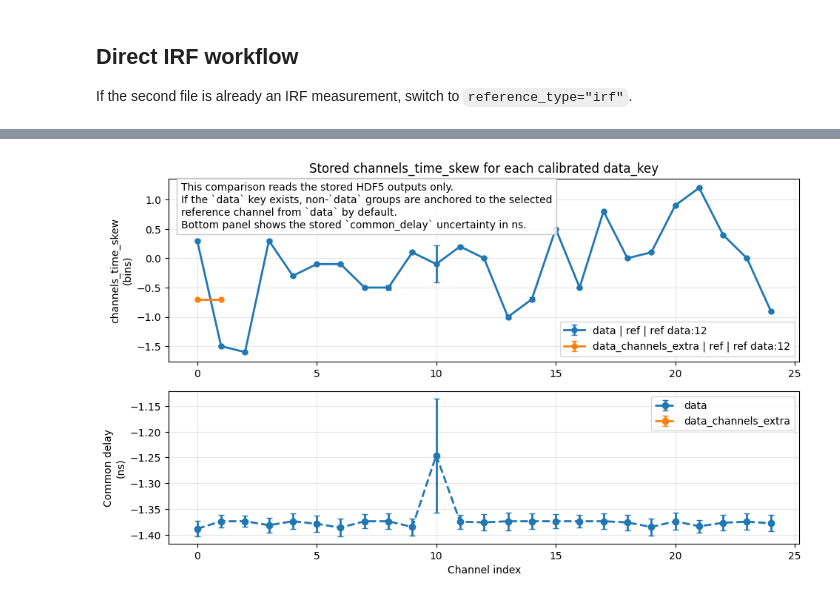
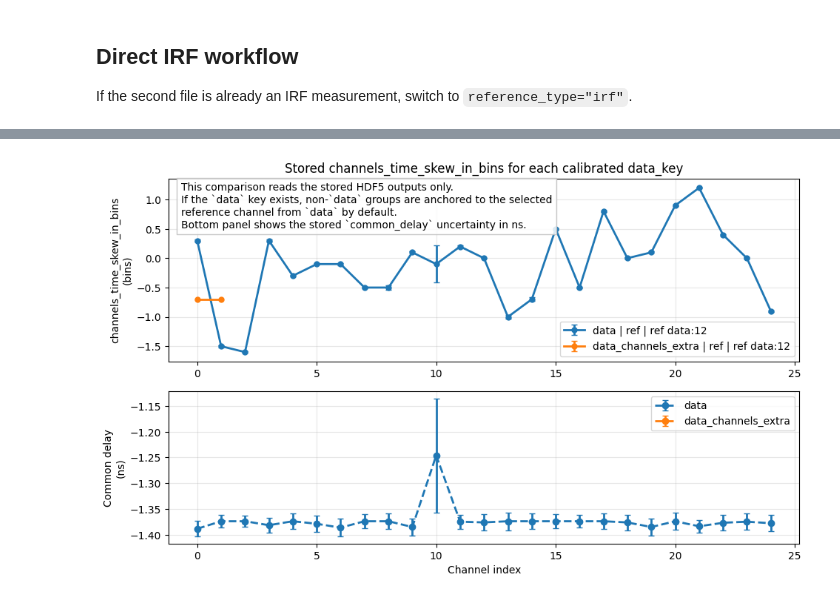
Before and after one commit to VicidominiLab/BrightEyes-Flim, a Jupyter notebook: example notebooks/h5 DFD calibration workflow.ipynb, the cells around one changed output, grey strips where cells are left out. Saved outputs shown, nothing was run; the diff lists cells and outputs as text; code cells hidden in the pictures.

```diff
--- a/example notebooks/h5 DFD calibration workflow.ipynb
+++ b/example notebooks/h5 DFD calibration workflow.ipynb
@@ -378,7 +393,7 @@ with h5py.File(output_path, "r") as hf:
         calibration["irf_common_delay_realigned"][:, column]
     )
     data_fitted = normalize_histogram(calibration["data_fitted"][:, column])
-    period_ns = float(calibration.attrs["period_ns"])
+    laser_period_in_ns = float(calibration.attrs["laser_period_in_ns"])
     tau_ns = float(calibration["tau_ns"][column])
     tau_err_ns = float(calibration["tau_err_ns"][column])
     tau_ref_ns = float(calibration["tau_ref_ns"][column])
@@ -386,7 +401,7 @@ with h5py.File(output_path, "r") as hf:
     common_delay_err_ns = float(calibration["common_delay_err_in_ns"][column])
     fit_error = float(calibration["fit_error"][column])
 
-t_ns = np.arange(data_for_fit.size, dtype=float) * period_ns / data_for_fit.size
+t_ns = np.arange(data_for_fit.size, dtype=float) * laser_period_in_ns / data_for_fit.size
 
 plt.figure(figsize=(10, 4))
 plt.plot(t_ns, data_for_fit, label="data_for_fit", color="tab:blue")
@@ -534,7 +563,7 @@ show_h5_structure_html(output_path);
 # %%
 with h5py.File(output_path, "r") as hf:
     calibration = get_calibration_group(hf)
-    dt_ns = float(calibration.attrs["dt_ns"])
+    bin_width_in_ns = float(calibration.attrs["bin_width_in_ns"])
     current_data_key = str(calibration.attrs["data_key"])
     time_skew_source_name = str(
         calibration.attrs.get("channel_skew_type_fit_source", "not stored")
@@ -550,8 +579,8 @@ with h5py.File(output_path, "r") as hf:
     fit_error_metric = str(calibration.attrs.get("fit_error_metric", "not stored"))
 
 shift_channels = summary_df["channel"].to_numpy()
-temporal_shift_bins = summary_df["channels_time_skew"].to_numpy()
-temporal_shift_err_bins = summary_df["channels_time_skew_err"].to_numpy()
+temporal_shift_bins = summary_df["channels_time_skew_in_bins"].to_numpy()
+temporal_shift_err_bins = summary_df["channels_time_skew_err_in_bins"].to_numpy()
 common_delay_ns = summary_df["common_delay_in_ns"].to_numpy()
 common_delay_err_ns = summary_df["common_delay_err_in_ns"].to_numpy()
 
@@ -572,12 +601,12 @@ ax_shift.errorbar(
     linewidth=2.2,
     markersize=6,
     capsize=3,
-    label="stored channels_time_skew",
+    label="stored channels_time_skew_in_bins",
 )
 if ref_data_key == current_data_key and ref_channel in set(shift_channels.tolist()):
     ax_shift.axvline(ref_channel, color="0.8", linestyle=":", linewidth=1.2, label="reference channel")
 ax_shift.set_ylabel("Time skew\n(bins)")
-ax_shift.set_title("Stored channels_time_skew vs channel")
+ax_shift.set_title("Stored channels_time_skew_in_bins vs channel")
 ax_shift.grid(True, alpha=0.3)
 ax_shift.legend(loc="best")
 
@@ -602,11 +631,11 @@ ax_shift.text(
     0.02,
     0.98,
     (
-        f"1 bin = {dt_ns:.4f} ns\n"
-        f"channels_time_skew source = {time_skew_source_name}\n"
+        f"1 bin = {bin_width_in_ns:.4f} ns\n"
+        f"time_skew source = {time_skew_source_name}\n"
         f"reference anchor = {ref_data_key}:{ref_channel} (position {ref_position})\n"
         f"fit_error metric = {fit_error_metric} (lower is better)\n"
-        "Top: stored channels_time_skew and estimation error in bins.\n"
+        "Top: stored time skew in bins (channels_time_skew_in_bins) and estimation error in bins.\n"
         "Bottom: fitted common_delay and its uncertainty in ns."
     ),
     transform=ax_shift.transAxes,
@@ -635,8 +664,8 @@ with h5py.File(output_path, "r") as hf:
         group_df = pd.DataFrame(
             {
                 "channel": calibration["channel_index"][()],
-                "channels_time_skew": calibration["channels_time_skew"][()],
-                "channels_time_skew_err": calibration["channels_time_skew_err"][()],
+                "channels_time_skew_in_bins": calibration["channels_time_skew_in_bins"][()],
+                "channels_time_skew_err_in_bins": calibration["channels_time_skew_err_in_bins"][()],
                 "common_delay_in_ns": calibration["common_delay_in_ns"][()],
                 "common_delay_err_in_ns": calibration["common_delay_err_in_ns"][()],
             }
@@ -652,8 +681,8 @@ with h5py.File(output_path, "r") as hf:
 
         ax_shift.errorbar(
             group_df["channel"],
-            group_df["channels_time_skew"],
-            yerr=group_df["channels_time_skew_err"],
+            group_df["channels_time_skew_in_bins"],
+            yerr=group_df["channels_time_skew_err_in_bins"],
             fmt="o-",
             linewidth=2,
             markersize=5,
@@ -670,33 +699,33 @@ with h5py.File(output_path, "r") as hf:
             markersize=6,
             capsize=3,
             label=data_key,
         )
 
-ax_shift.set_ylabel("channels_time_skew\n(bins)")
-ax_shift.set_title("Stored channels_time_skew for each calibrated data_key")
+ax_shift.set_ylabel("channels_time_skew_in_bins\n(bins)")
+ax_shift.set_title("Stored channels_time_skew_in_bins for each calibrated data_key")
 ax_shift.grid(True, alpha=0.3)
 ax_shift.legend(loc="best")
 
 ax_delay.set_xlabel("Channel index")
 ax_delay.set_ylabel("Common delay\n(ns)")
 ax_delay.grid(True, alpha=0.3)
 ax_delay.legend(loc="best")
 
 ax_shift.text(
     0.02,
     0.98,
     (
         "This comparison reads the stored HDF5 outputs only.\n"
         "If the `data` key exists, non-`data` groups are anchored to the selected\n"
         "reference channel from `data` by default.\n"
         "Bottom panel shows the stored `common_delay` uncertainty in ns."
     ),
     transform=ax_shift.transAxes,
     ha="left",
     va="top",
     bbox=dict(facecolor="white", alpha=0.85, edgecolor="0.75"),
 )
 
 plt.show()
 # %% [output]
-[figure, old version]
+[figure, new version]
```
Also changed, not shown: parts of 6 cells of this notebook, 2 other files.
